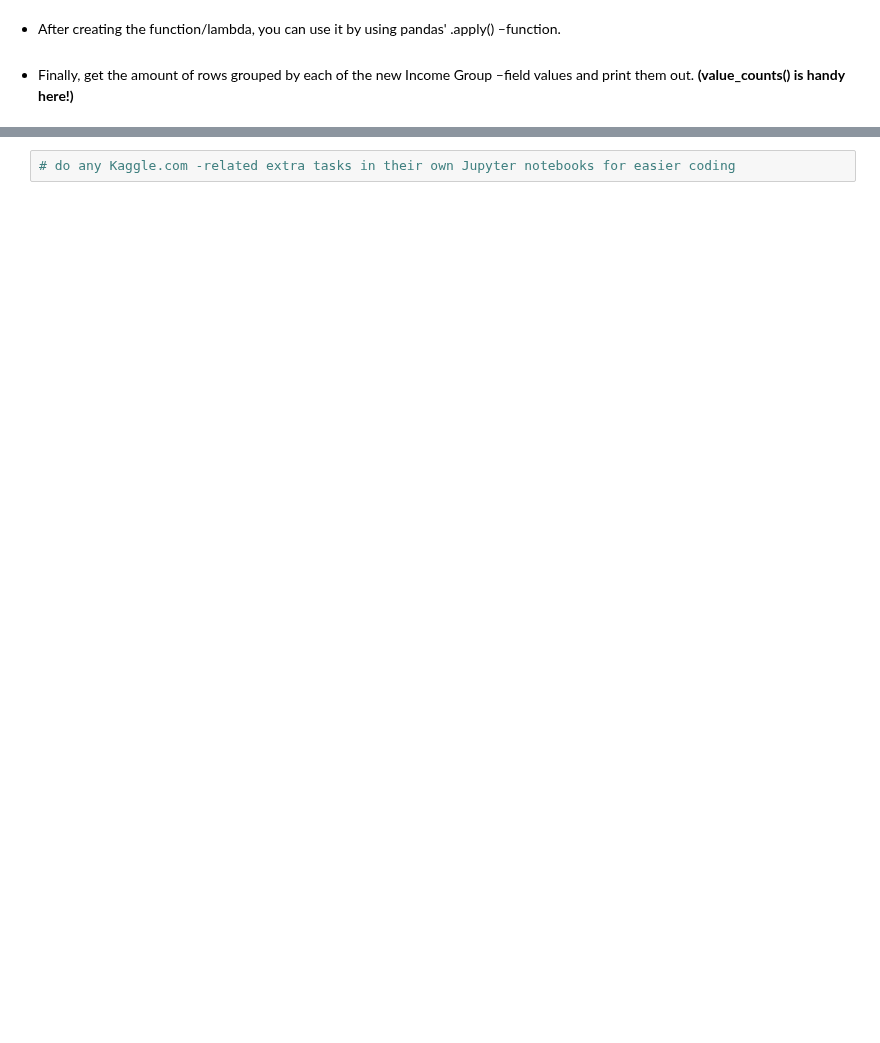
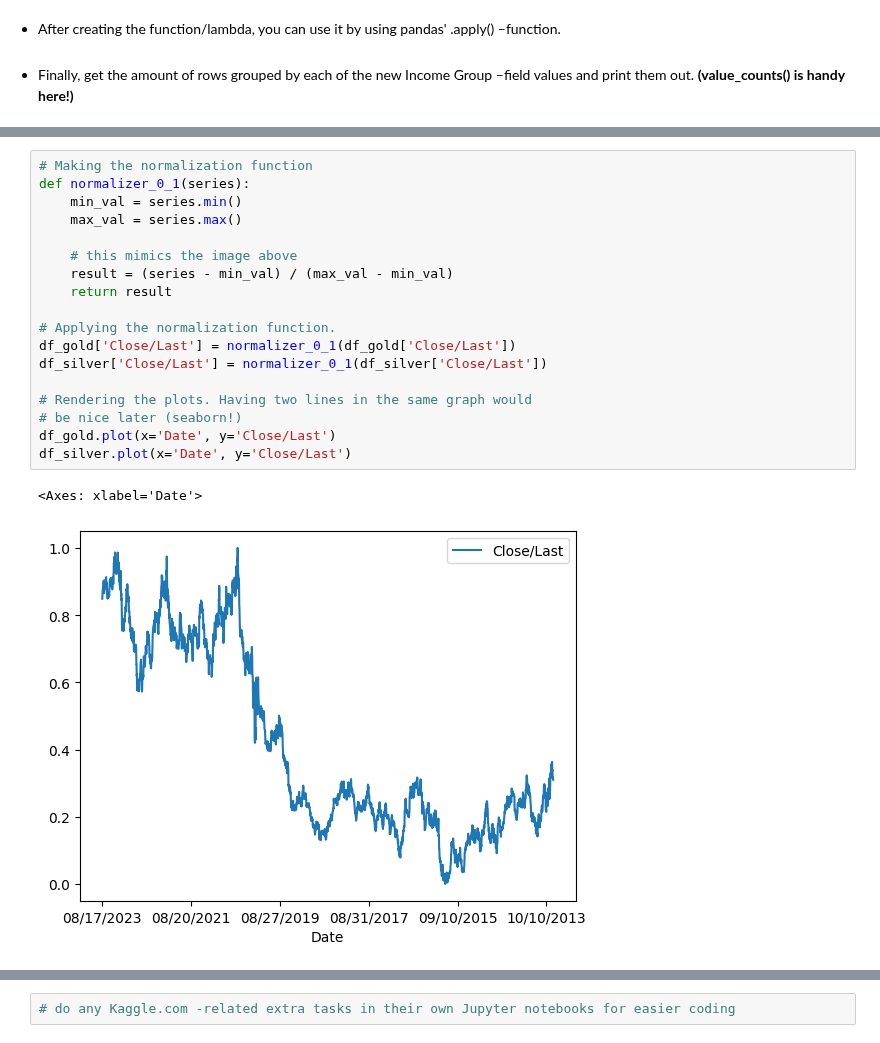
Before and after one commit to jehuhta/Intro_Data_Analytics_Huhta_Jeremy_Spring2025, a Jupyter notebook: Exercises_2_Pandas/DataAnalyticsExerciseSet2.ipynb, the cells around one changed output, grey strips where cells are left out. Saved outputs shown, nothing was run; the diff lists cells and outputs as text; blank space fills up the shorter version.

```diff
--- a/Exercises_2_Pandas/DataAnalyticsExerciseSet2.ipynb
+++ b/Exercises_2_Pandas/DataAnalyticsExerciseSet2.ipynb
@@ -961,0 +1035,21 @@ Get historical prices of both gold and silver, and compare them without and with
+# %%
+# Making the normalization function
+def normalizer_0_1(series):
+    min_val = series.min()
+    max_val = series.max()
+
+    # this mimics the image above
+    result = (series - min_val) / (max_val - min_val)
+    return result
+
+# Applying the normalization function.
+df_gold['Close/Last'] = normalizer_0_1(df_gold['Close/Last'])
+df_silver['Close/Last'] = normalizer_0_1(df_silver['Close/Last'])
+
+# Rendering the plots. Having two lines in the same graph would
+# be nice later (seaborn!)
+df_gold.plot(x='Date', y='Close/Last')
+df_silver.plot(x='Date', y='Close/Last')
+# %% [output]
+<Axes: xlabel='Date'>
+[figure, added]
```
Also changed, not shown: parts of 10 cells of this notebook, 2 other files.
